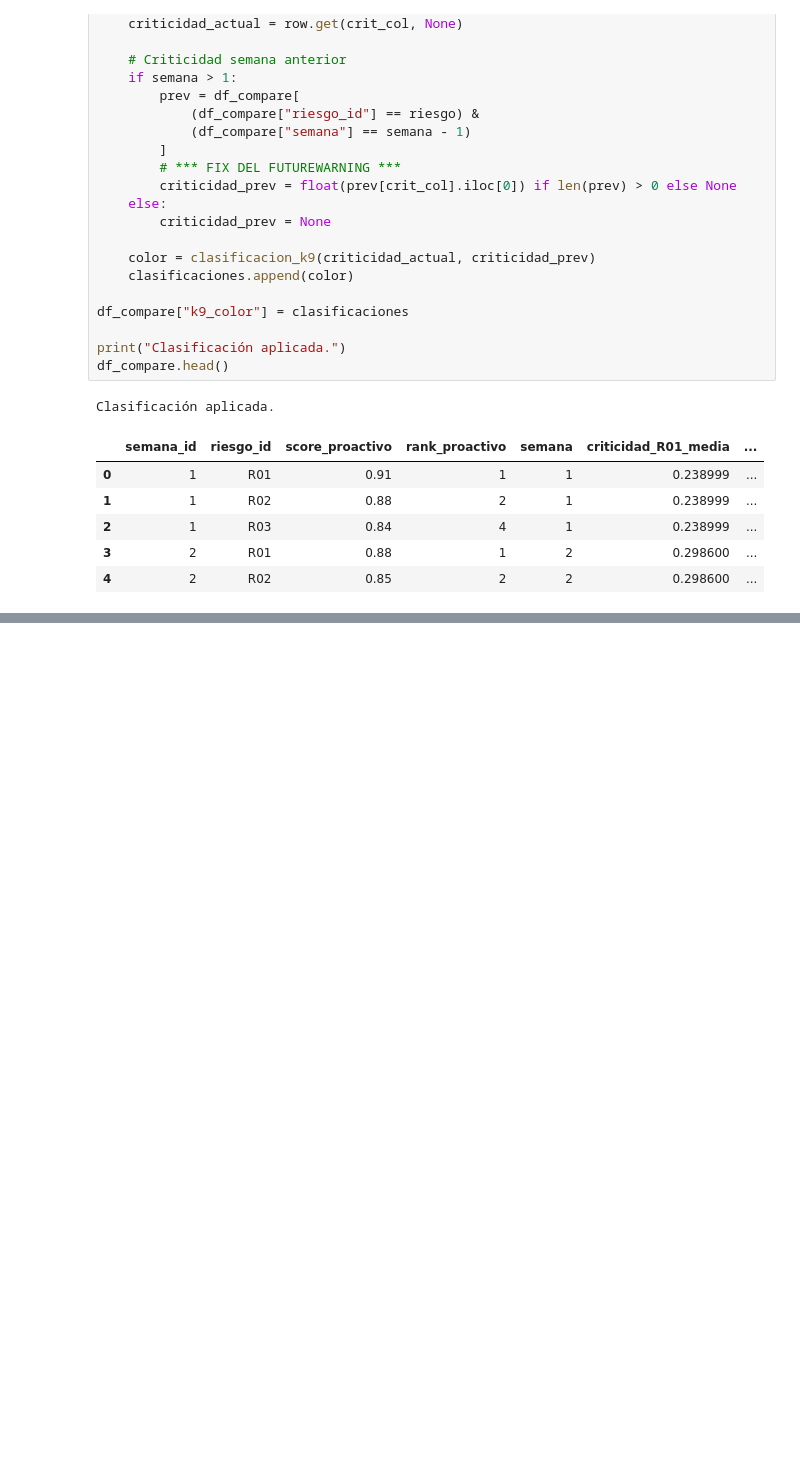
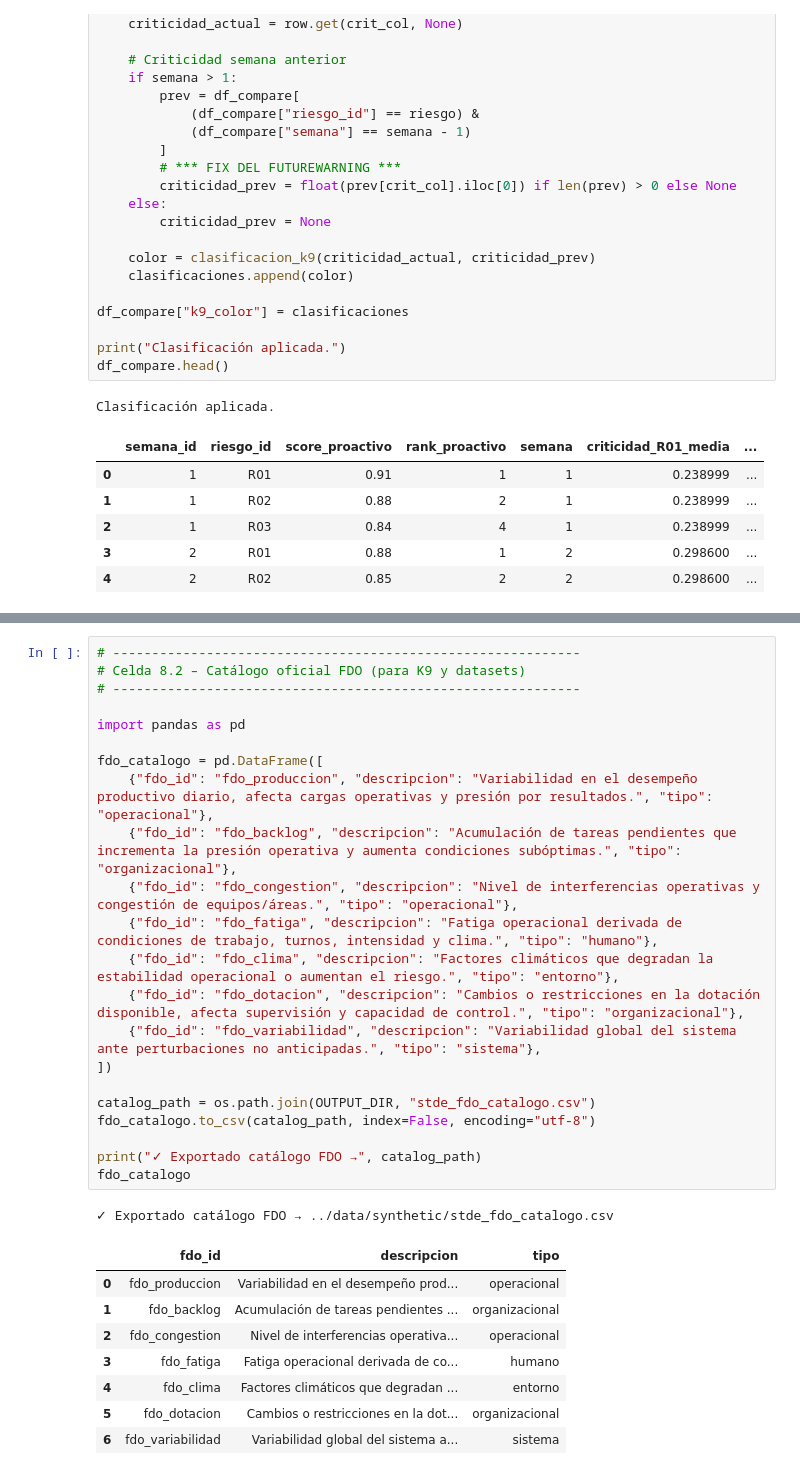
Before and after one commit to sanchezsantana/semantiq, a Jupyter notebook: k9_mining_safety/notebooks/01_generate_stde_v3.ipynb, the cells around one changed output, grey strips where cells are left out. Cells and saved outputs as stored; diff of their text form; blank space fills up the shorter version.

```diff
--- a/k9_mining_safety/notebooks/01_generate_stde_v3.ipynb
+++ b/k9_mining_safety/notebooks/01_generate_stde_v3.ipynb
@@ -2085,0 +1910,32 @@ print(f"✓ Payload PredictorNode exportado: {predictor_json_path}")
+# %%
+# ------------------------------------------------------------
+# Celda 8.2 – Catálogo oficial FDO (para K9 y datasets)
+# ------------------------------------------------------------
+
+import pandas as pd
+
+fdo_catalogo = pd.DataFrame([
+    {"fdo_id": "fdo_produccion", "descripcion": "Variabilidad en el desempeño productivo diario, afecta cargas operativas y presión por resultados.", "tipo": "operacional"},
+    {"fdo_id": "fdo_backlog", "descripcion": "Acumulación de tareas pendientes que incrementa la presión operativa y aumenta condiciones subóptimas.", "tipo": "organizacional"},
+    {"fdo_id": "fdo_congestion", "descripcion": "Nivel de interferencias operativas y congestión de equipos/áreas.", "tipo": "operacional"},
+    {"fdo_id": "fdo_fatiga", "descripcion": "Fatiga operacional derivada de condiciones de trabajo, turnos, intensidad y clima.", "tipo": "humano"},
+    {"fdo_id": "fdo_clima", "descripcion": "Factores climáticos que degradan la estabilidad operacional o aumentan el riesgo.", "tipo": "entorno"},
+    {"fdo_id": "fdo_dotacion", "descripcion": "Cambios o restricciones en la dotación disponible, afecta supervisión y capacidad de control.", "tipo": "organizacional"},
+    {"fdo_id": "fdo_variabilidad", "descripcion": "Variabilidad global del sistema ante perturbaciones no anticipadas.", "tipo": "sistema"},
+])
+
+catalog_path = os.path.join(OUTPUT_DIR, "stde_fdo_catalogo.csv")
+fdo_catalogo.to_csv(catalog_path, index=False, encoding="utf-8")
+
+print("✓ Exportado catálogo FDO →", catalog_path)
+fdo_catalogo
+# %% [output]
+✓ Exportado catálogo FDO → ../data/synthetic/stde_fdo_catalogo.csv
+|  | fdo_id | descripcion | tipo |
+| 0 | fdo_produccion | Variabilidad en el desempeño prod... | operacional |
+| 1 | fdo_backlog | Acumulación de tareas pendientes ... | organizacional |
+| 2 | fdo_congestion | Nivel de interferencias operativa... | operacional |
+| 3 | fdo_fatiga | Fatiga operacional derivada de co... | humano |
+| 4 | fdo_clima | Factores climáticos que degradan ... | entorno |
+| 5 | fdo_dotacion | Cambios o restricciones en la dot... | organizacional |
+| 6 | fdo_variabilidad | Variabilidad global del sistema a... | sistema |
```
Also changed, not shown: parts of 17 cells of this notebook.
